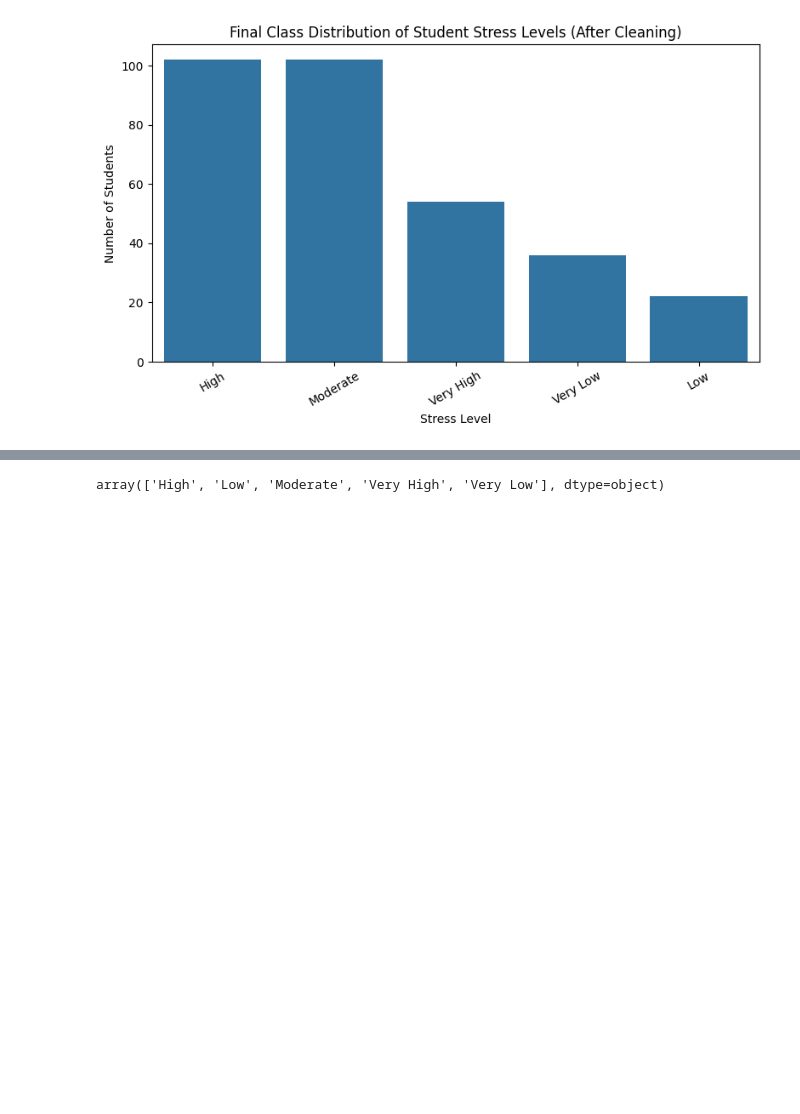
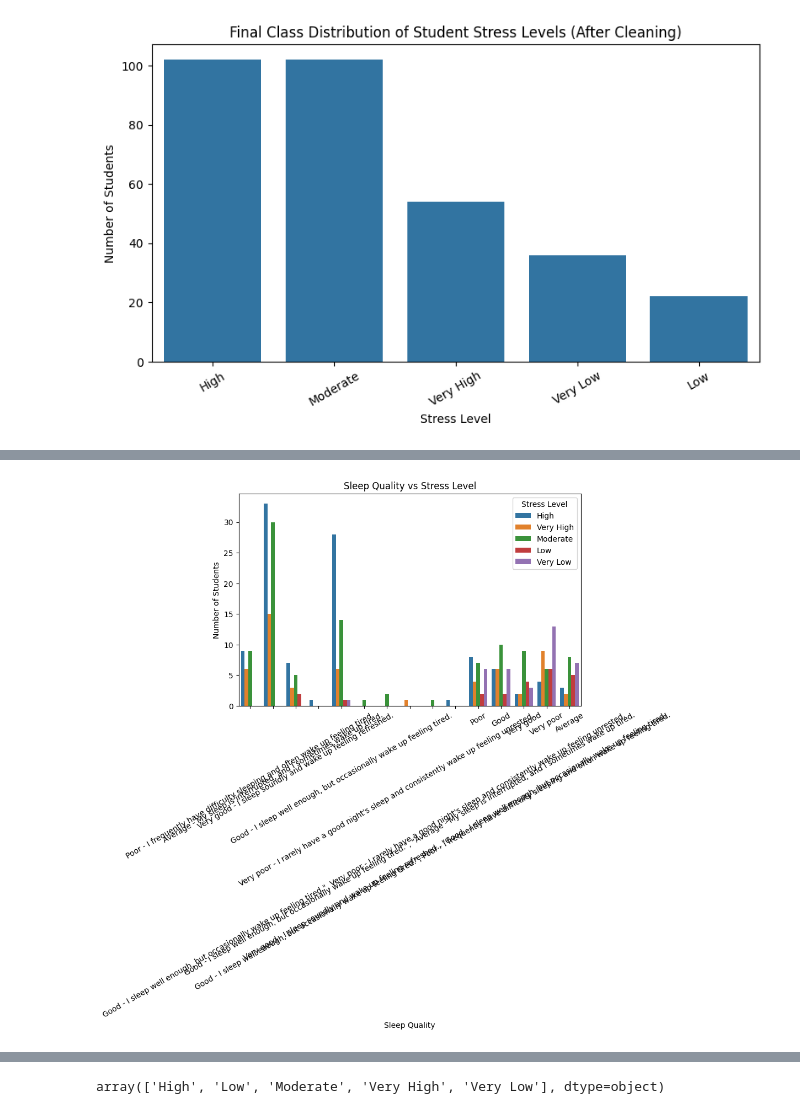
Before and after one commit to 03sans/Student_Stress_Monitoring, a Jupyter notebook: Notebooks/23048503_Sanskriti_Agrahari.ipynb, the cells around one changed output, grey strips where cells are left out. Saved outputs shown, nothing was run; the diff lists cells and outputs as text; code cells hidden in the pictures; blank space fills up the shorter version.

```diff
--- a/Notebooks/23048503_Sanskriti_Agrahari.ipynb
+++ b/Notebooks/23048503_Sanskriti_Agrahari.ipynb
@@ -196,0 +232,16 @@ plt.show()
+# %%
+plt.figure(figsize=(8,5))
+sns.countplot(
+    data=df,
+    x="How Would You Describe The Quality Of Your Sleep On Most Nights",
+    hue="How Would You Rate Your Stress Level During This Academic Term"
+)
+plt.title("Sleep Quality vs Stress Level")
+plt.xlabel("Sleep Quality")
+plt.ylabel("Number of Students")
+plt.xticks(rotation=30)
+plt.legend(title="Stress Level")
+plt.tight_layout()
+plt.show()
+# %% [output]
+[figure, added]
```
Also changed, not shown: parts of 13 cells of this notebook, 1 other file.
